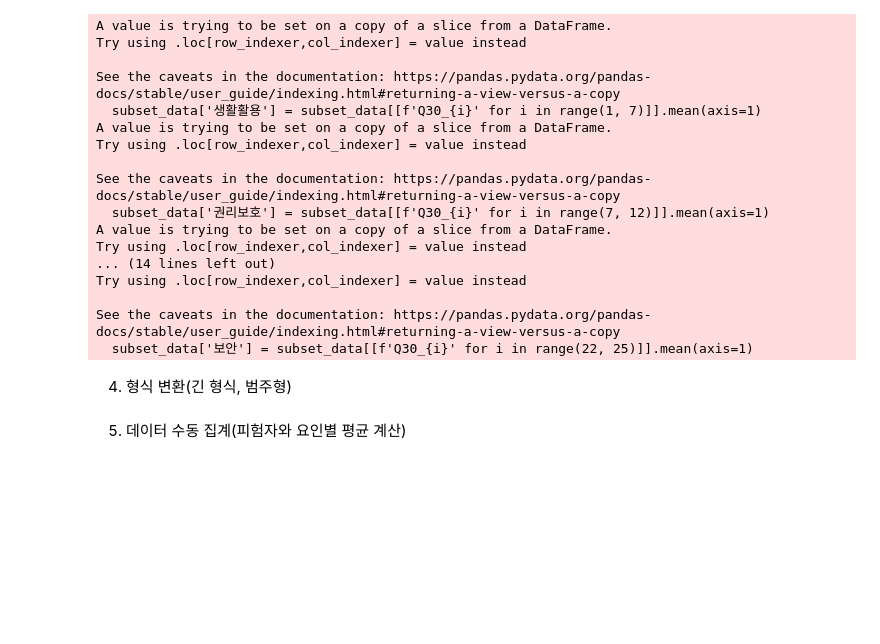
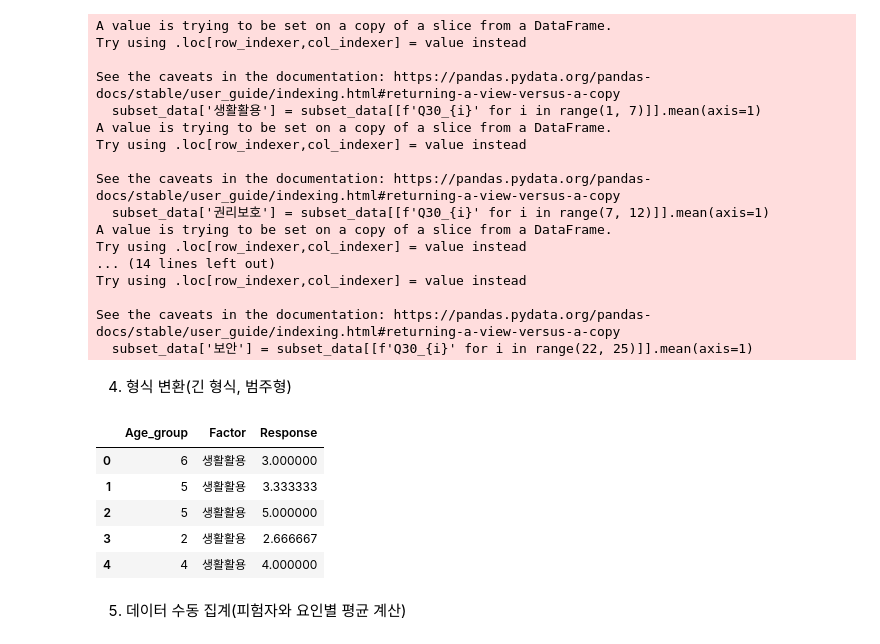
Before and after one commit to abalckpie/professorahn, a Jupyter notebook: 반복측정_변량분석.ipynb, the cells around one changed output. Saved outputs shown, nothing was run; the diff lists cells and outputs as text; code cells hidden in the pictures; blank space fills up the shorter version.

```diff
--- a/반복측정_변량분석.ipynb
+++ b/반복측정_변량분석.ipynb
@@ -48,6 +76,15 @@ long_data = pd.melt(subset_data, id_vars=['Age_group'], value_vars=['생활활
                     var_name='Factor', value_name='Response')
 # %%
 long_data['Age_group'] = long_data['Age_group'].astype('category')
+# %%
+long_data.head()
+# %% [output]
+|  | Age_group | Factor | Response |
+| 0 | 6 | 생활활용 | 3.000000 |
+| 1 | 5 | 생활활용 | 3.333333 |
+| 2 | 5 | 생활활용 | 5.000000 |
+| 3 | 2 | 생활활용 | 2.666667 |
+| 4 | 4 | 생활활용 | 4.000000 |
 # %% [markdown]
 5. 데이터 수동 집계(피험자와 요인별 평균 계산)
 # %%
```
Also changed, not shown: parts of 13 cells of this notebook.
